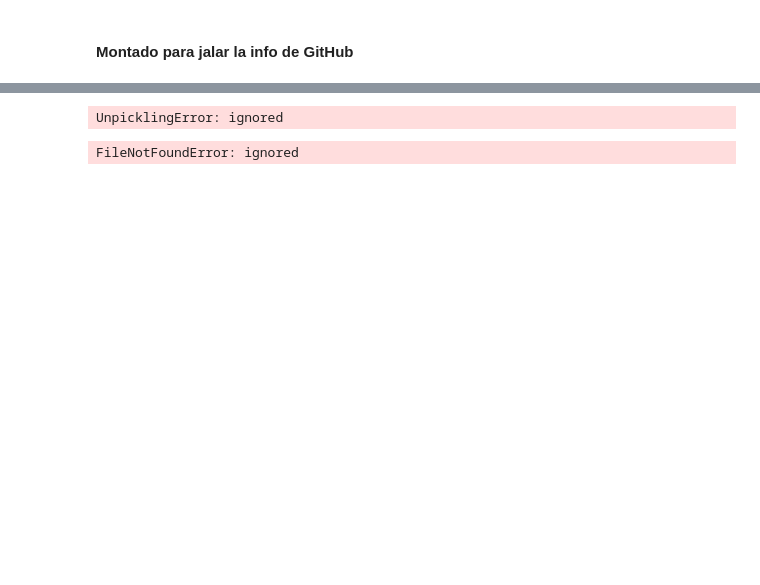
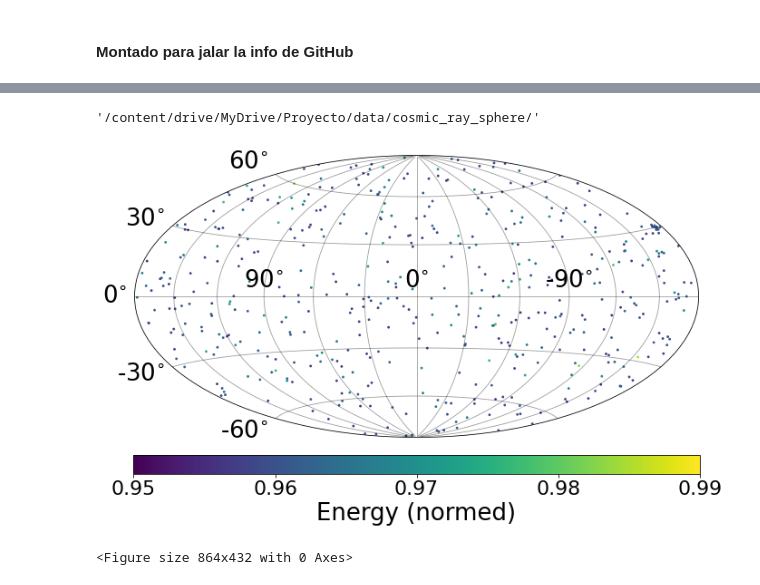
Before and after one commit to gsusAguirreArz/proyectoConexionistaA21, a Jupyter notebook: main.ipynb, the cells around one changed output, grey strips where cells are left out. Drawn from its saved outputs; the diff is of its cells as text; code cells hidden in the pictures; blank space fills up the shorter version.

```diff
--- a/main.ipynb
+++ b/main.ipynb
@@ -112,23 +65,27 @@ False
+# %%
+dir ="/content/drive/MyDrive/Proyecto/data/cosmic_ray_sphere/"
+#Aquí tu path chucho :D
+# %%
+dir
+# %% [output]
+'/content/drive/MyDrive/Proyecto/data/cosmic_ray_sphere/'
 # %%
 def deflected_cosmic_rays():
-    file = np.load("data/cosmic_ray_sphere/dataset_HAP.npz")
+    file = np.load(dir+"dataset_HAP.npz")
     x_train, x_test = file["data"][:-10000], file["data"][-10000:]
     labels = tf.keras.utils.to_categorical(file["label"],num_classes=2)
     y_train, y_test = labels[:-10000], labels[-10000:]
     return x_train, x_test, y_train, y_test
-# %%
-with open("data/cosmic_ray_sphere/dataset_HAP.npz",'rb') as handle:
-  file =pickle.load(handle)
-data = np.array(file)
-# %% [output]
-UnpicklingError: ignored
 # %%
 X_train, X_test, y_train, y_test = deflected_cosmic_rays()
-# %% [output]
-FileNotFoundError: ignored
 # %%
 test_id = 0
 example_map = X_test[0]
 skymap.eventmap(example_map[:,0:3].T, c=example_map[:,3], cblabel='Energy (normed)', opath="skymap_%i.png" % test_id)
+im = Image.open("skymap_0.png")
+im
+# %% [output]
+[figure, added]
+<Figure size 864x432 with 0 Axes>
 # %%
 X_test[0][:,0:3], X_test[0]
```
Also changed, not shown: parts of 14 cells of this notebook.
